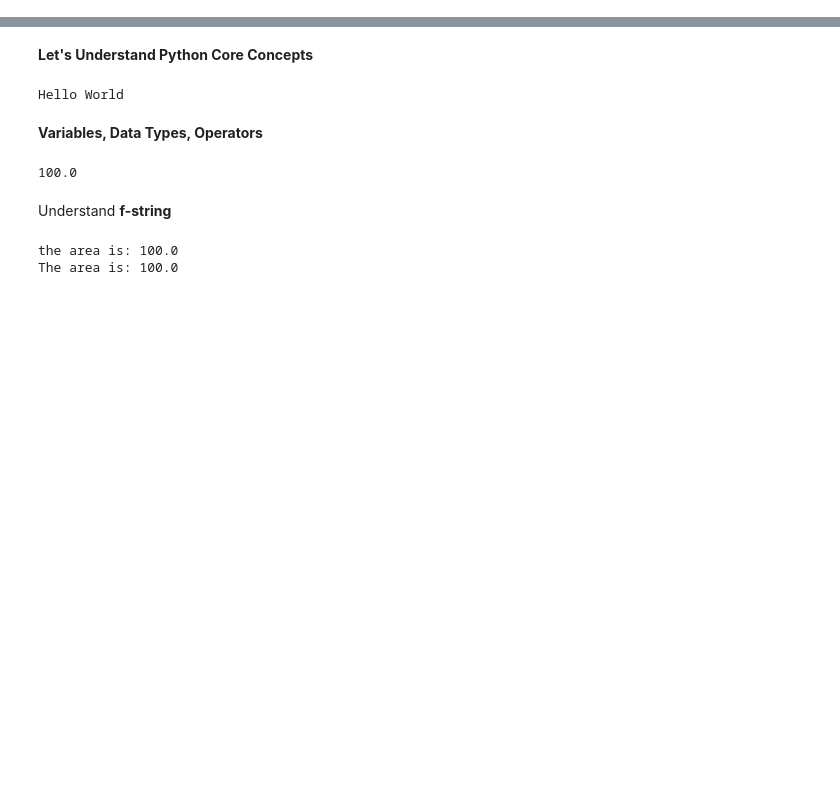
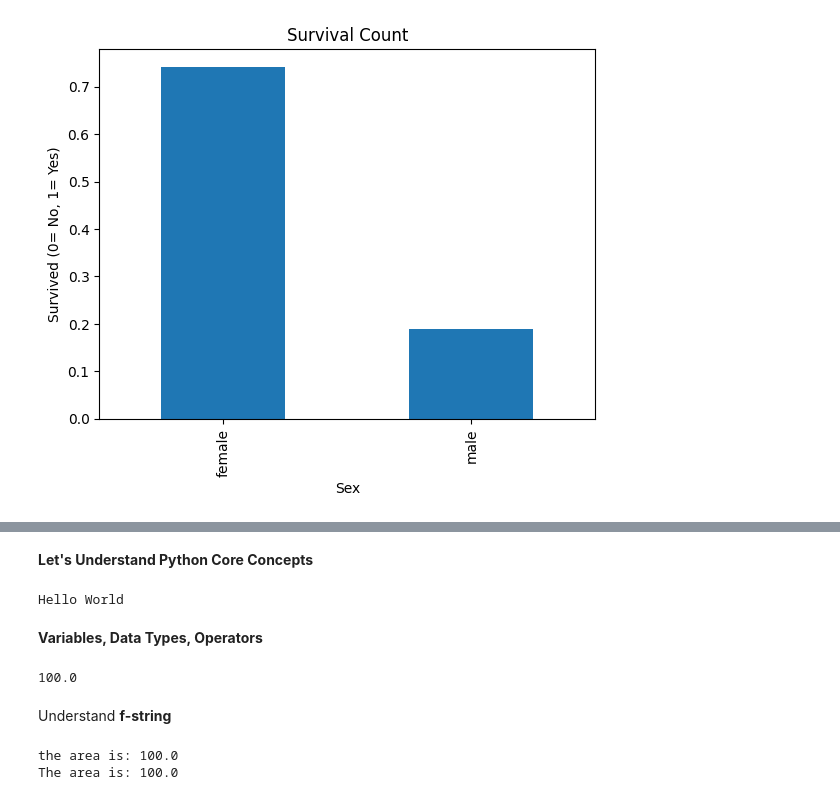
Before and after one commit to programmer-Nilkamal/AI_ML_TRANING, a Jupyter notebook: project 1/Day_1.ipynb, the cells around one changed output, grey strips where cells are left out. Saved outputs shown, nothing was run; the diff lists cells and outputs as text; code cells hidden in the pictures; blank space fills up the shorter version.

```diff
--- a/project 1/Day_1.ipynb
+++ b/project 1/Day_1.ipynb
@@ -0,0 +139,9 @@
+# %%
+# Gender vs Survival
+
+df.groupby("Sex")["Survived"].mean().plot(kind="bar")
+plt.title("Survival Count")
+plt.ylabel("Survived (0= No, 1= Yes)")
+plt.show()
+# %% [output]
+[figure, added]
```
Also changed, not shown: parts of 26 cells of this notebook.
